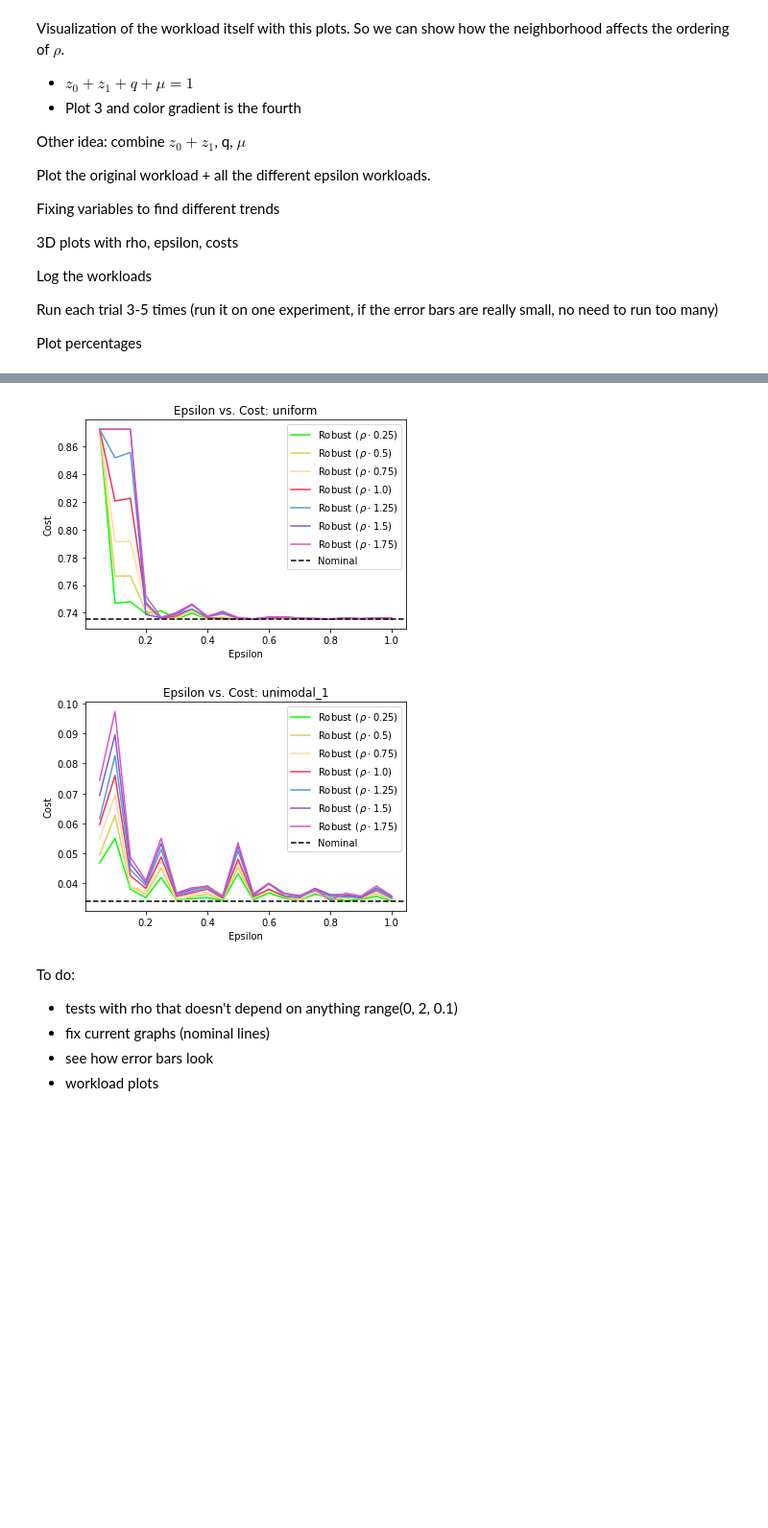
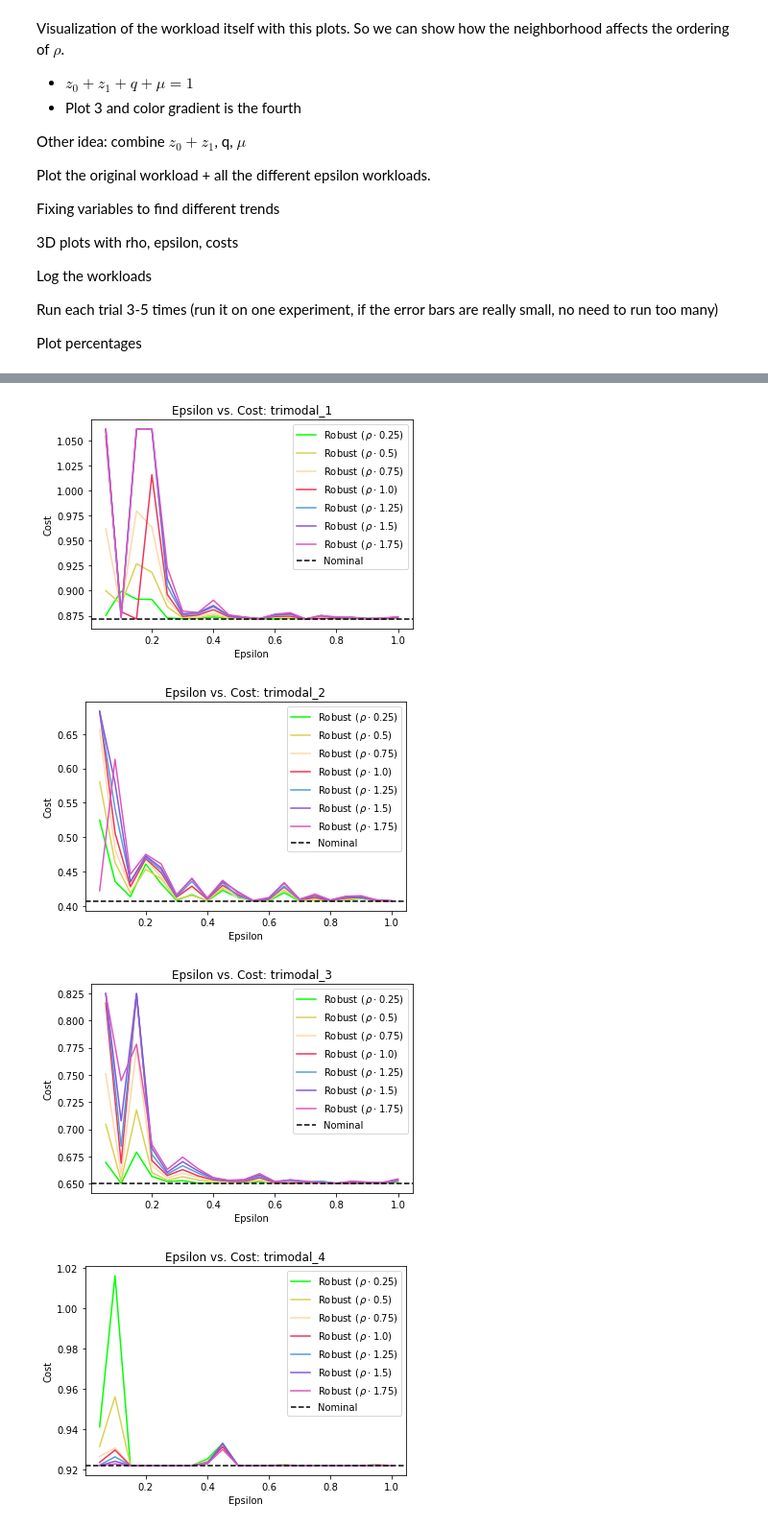
Before and after one commit to Pizzawookiee/private_lsm_tuning, a Jupyter notebook: notebook/Multiple Workloads Experiment.ipynb, the cells around one changed output, grey strips where cells are left out. Shown at 96% size. Saved outputs shown, nothing was run; the diff lists cells and outputs as text; code cells hidden in the pictures; blank space fills up the shorter version.

Commit message:
stepwise rho for trimodal workloads

```diff
--- a/notebook/Multiple Workloads Experiment.ipynb
+++ b/notebook/Multiple Workloads Experiment.ipynb
@@ -181,3 +172,0 @@ files = ['uniform.csv',
-# %%
-df = pd.read_csv('uniform.csv')
-df
@@ -198,28 +173,32 @@ df
-# %%
-palette = sns.color_palette("hls", 7)
-palette[3] = (0.95, 0.2, 0.34)
-palette[0] = (0.0, 1.0, 0.0)
-palette[2] = (1.0, 0.847, 0.659)
-
-for i in range(len(files)):
-    df = pd.read_csv(files[i])
-    for j, (key, grp) in enumerate(df.groupby('Rho (Expected)')):
-        plt.plot(grp['Epsilon'].to_numpy().round(6), grp['Robust Cost'].to_numpy().round(6), label=rf'Robust ($\,\rho \cdot ${key})', color=palette[j])
-
-    plt.axhline(y=df["Nominal Cost"].iloc[0], color='black', linestyle="--", label="Nominal")
-    plt.xlabel('Epsilon')
-    plt.ylabel('Cost')
-    plt.title('Epsilon vs. Cost')
-    plt.legend()
-    name = "Epsilon vs. Cost: " + files[i].split(".")[0]
-    plt.title(name)
-    plt.show()
-# %% [output]
-[figure, removed]
-[figure, removed]
-# %% [markdown]
-To do:
-- tests with rho that doesn't depend on anything range(0, 2, 0.1)
-- fix current graphs (nominal lines)
-- see how error bars look
-- workload plots
+# %%
+os.chdir(HOME_DIR)
+os.chdir("../experiment_results/rho_multiples")
+files = [#'uniform.csv',
+         #'unimodal_1.csv', 'unimodal_2.csv', 'unimodal_3.csv', 'unimodal_4.csv',
+         #'bimodal_1.csv', 'bimodal_2.csv', 'bimodal_3.csv', 'bimodal_4.csv', 'bimodal_5.csv', 'bimodal_6.csv',
+         'trimodal_1.csv', 'trimodal_2.csv', 'trimodal_3.csv', 'trimodal_4.csv'
+        ]
+# %%
+palette = sns.color_palette("hls", 7)
+palette[3] = (0.95, 0.2, 0.34)
+palette[0] = (0.0, 1.0, 0.0)
+palette[2] = (1.0, 0.847, 0.659)
+
+for i in range(len(files)):
+    df = pd.read_csv(files[i])
+    for j, (key, grp) in enumerate(df.groupby('Rho Multiplier')):
+        plt.plot(grp['Epsilon'].to_numpy().round(6), grp['Robust Cost'].to_numpy().round(6), label=rf'Robust ($\,\rho \cdot ${key})', color=palette[j])
+
+    plt.axhline(y=df["Nominal Cost"].iloc[0], color='black', linestyle="--", label="Nominal")
+    plt.xlabel('Epsilon')
+    plt.ylabel('Cost')
+    plt.title('Epsilon vs. Cost')
+    plt.legend()
+    name = "Epsilon vs. Cost: " + files[i].split(".")[0]
+    plt.title(name)
+    plt.show()
+# %% [output]
+[figure, added]
+[figure, added]
+[figure, added]
+[figure, added]
```
Also changed, not shown: parts of 5 cells of this notebook, 5 other files.
